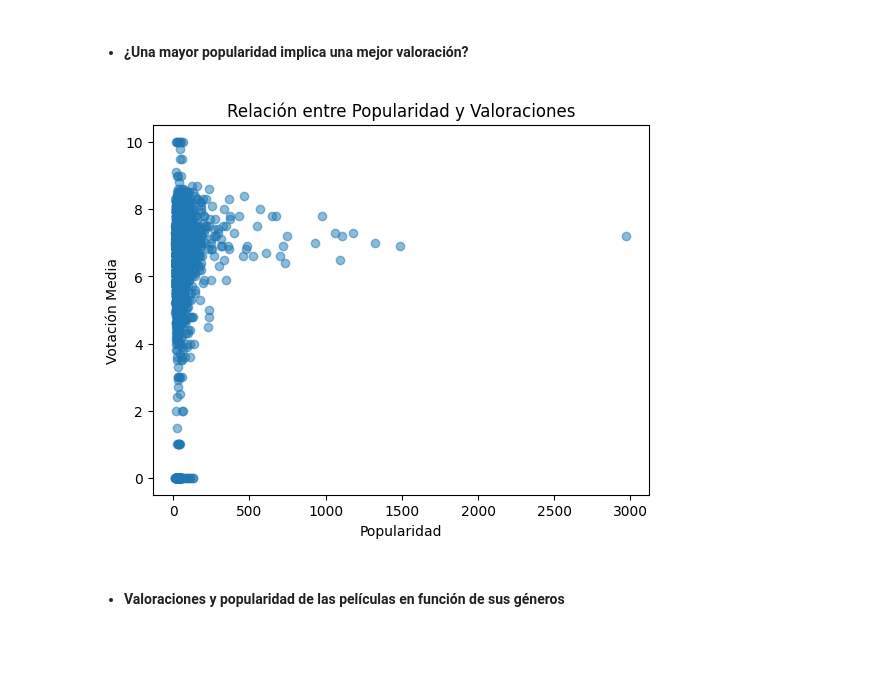
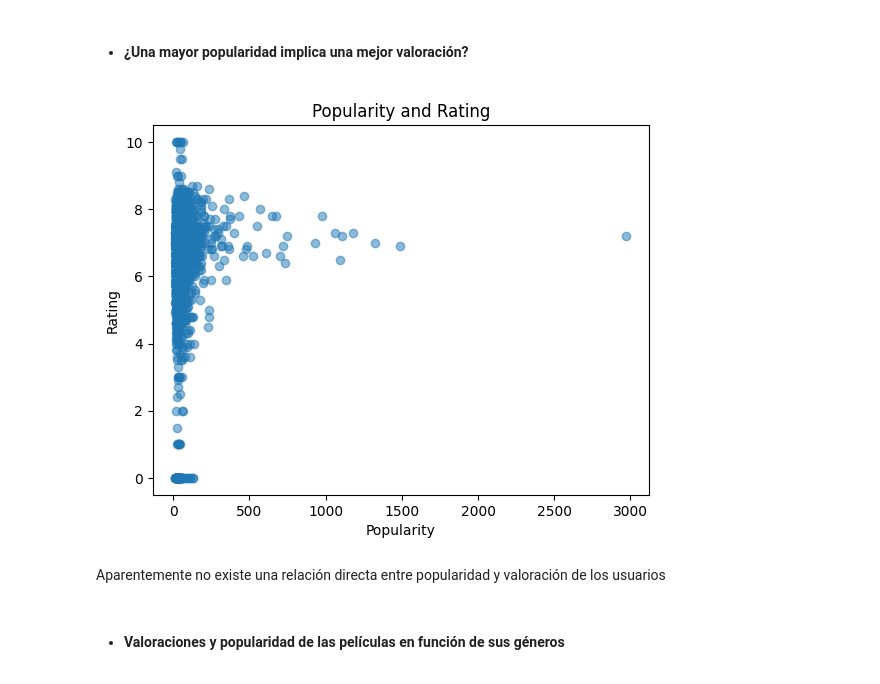
Before and after one commit to Jimme7/EDA-Films, a Jupyter notebook: src/Notebooks/Analysis_and_Visualizations.ipynb, the cells around one changed output. Drawn from its saved outputs; the diff is of its cells as text; code cells hidden in the pictures; blank space fills up the shorter version.

```diff
--- a/src/Notebooks/Analysis_and_Visualizations.ipynb
+++ b/src/Notebooks/Analysis_and_Visualizations.ipynb
@@ -118,15 +117,17 @@ films[films['vote_average'] == 10]
 # %%
 # Crear el gráfico de dispersión
 plt.scatter(films['popularity'], films['vote_average'], alpha=0.5)  # alpha ajusta la transparencia de los puntos
 
 # Etiquetas de los ejes y título
-plt.xlabel('Popularidad')
-plt.ylabel('Votación Media')
-plt.title('Relación entre Popularidad y Valoraciones')
+plt.xlabel('Popularity')
+plt.ylabel('Rating')
+plt.title('Popularity and Rating')
 
 # Mostrar el gráfico
 plt.show()
 # %% [output]
-[figure, old version]
+[figure, new version]
+# %% [markdown]
+Aparentemente no existe una relación directa entre popularidad y valoración de los usuarios
 # %% [markdown]
 - #### Valoraciones y popularidad de las películas en función de sus géneros
```
Also changed, not shown: parts of 7 cells of this notebook.
